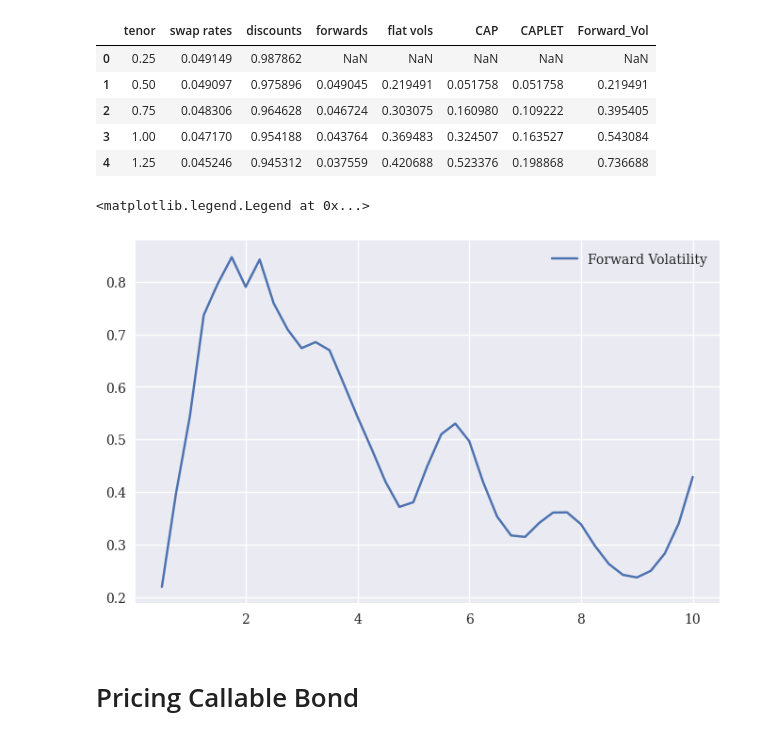
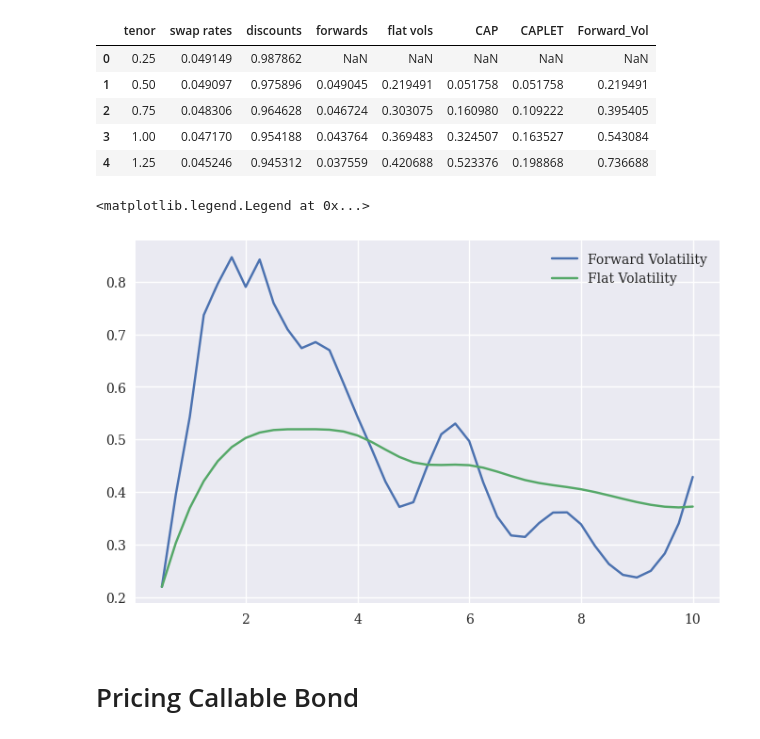
Before and after one commit to dcstein22/finm-fiderivs-2023, a Jupyter notebook: homework/homework_2_redo.ipynb, the cells around one changed output. Saved outputs shown, nothing was run; the diff lists cells and outputs as text; code cells hidden in the pictures.

```diff
--- a/homework/homework_2_redo.ipynb
+++ b/homework/homework_2_redo.ipynb
@@ -187,10 +187,11 @@ cap_curves.head()
 # %%
 plt.figure(figsize=(8,5))
 plt.plot(cap_curves.tenor, cap_curves.Forward_Vol, label = 'Forward Volatility')
+plt.plot(cap_curves.tenor, cap_curves['flat vols'],label = 'Flat Volatility')
 plt.legend(loc = 0)
 # %% [output]
 <matplotlib.legend.Legend at 0x...>
-[figure, old version]
+[figure, new version]
 # %% [markdown]
 # Pricing Callable Bond
 # %% [markdown]
```
Also changed, not shown: 1 other file.
